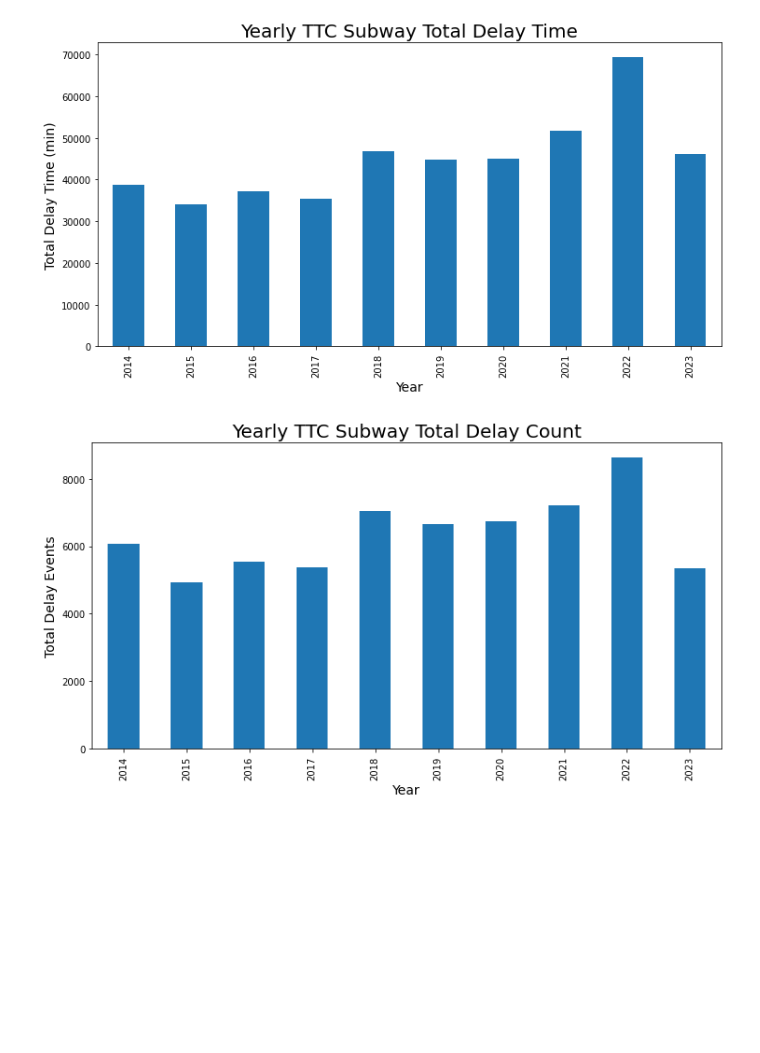
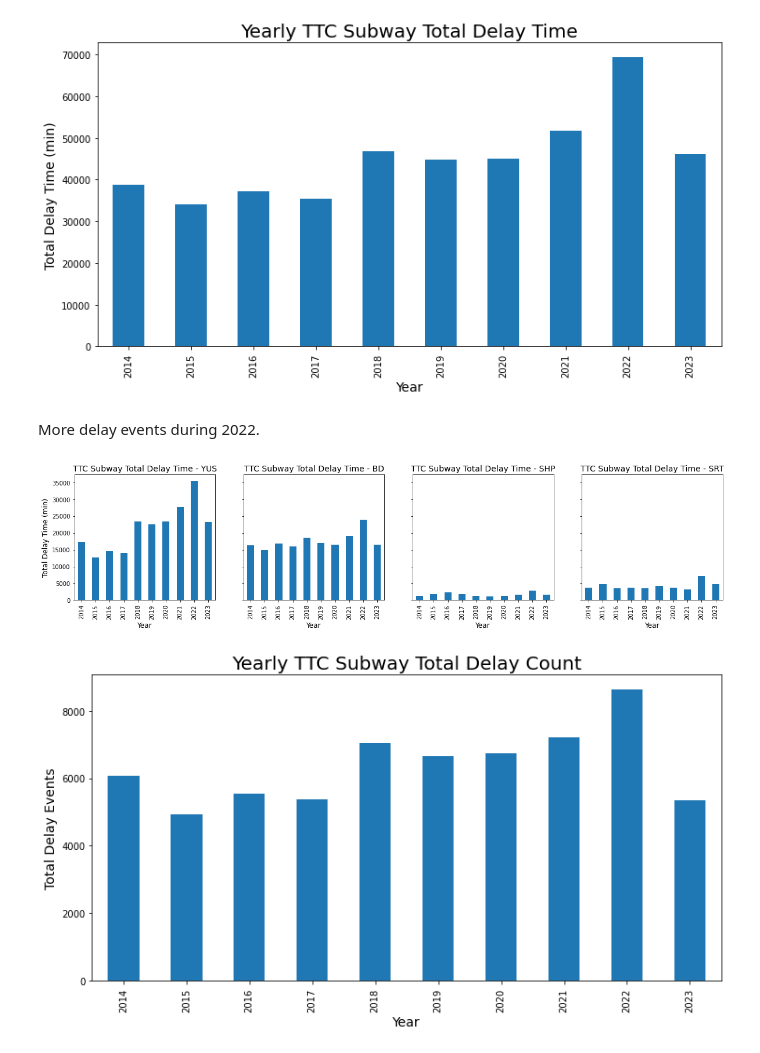
Before and after one commit to YuqiHu/TTC_Subway_Delay_Analysis, a Jupyter notebook: TTC_delay_data.ipynb, the cells around one changed output. Drawn from its saved outputs; the diff is of its cells as text; code cells hidden in the pictures; blank space fills up the shorter version.

```diff
--- a/TTC_delay_data.ipynb
+++ b/TTC_delay_data.ipynb
@@ -348,7 +348,10 @@ no_delay.head()
 # %% [markdown]
 2. Top Five Reasons for real delay and no delay
 # %%
-# Top 5 Reasons for the recorded delay caused delays
-real_delay_reasons = real_delay["Code description"].value_counts(ascending = False)
-real_delay_reasons.head(5)
+# Top 5 Reasons for the recorded delay caused delays by years
+for i in range(2014, 2024):
+    print(i)
+    real_delay_reasons = real_delay[real_delay.index.year == i]["Code description"].value_counts(ascending = False)
+    print(real_delay_reasons[0:5])
+    print()
 # %% [output]
@@ -361,5 +377,8 @@ Name: Code description, dtype: int64
 # %%
 # Top 5 Reasons for the recorded delay without causing delays
-no_delay_reasons = no_delay["Code description"].value_counts(ascending = False)
-no_delay_reasons.head(5)
+for i in range(2014, 2024):
+    print(i)
+    no_delay_reasons = no_delay[no_delay.index.year == i]["Code description"].value_counts(ascending = False)
+    print(no_delay_reasons[0:5])
+    print()
 # %% [output]
@@ -371,0 +404,7 @@ Name: Code description, dtype: int64
+# %%
+# Top 5 Reasons for the recorded delay caused delays by month
+for i in range(1, 13):
+    print(i)
+    real_delay_reasons = real_delay[real_delay.index.month == i]["Code description"].value_counts(ascending = False)
+    print(real_delay_reasons[0:5])
+    print()
@@ -371,0 +429,7 @@ Name: Code description, dtype: int64
+# %%
+# Top 5 Reasons for the recorded delay caused delays by hour
+for i in range(0, 24):
+    print(i)
+    real_delay_reasons = real_delay[real_delay.index.hour == i]["Code description"].value_counts(ascending = False)
+    print(real_delay_reasons[0:5])
+    print()
@@ -382,6 +464,25 @@ plt.ylabel("Total Delay Time (min)", fontsize = 14)
 plt.show()
 # %% [output]
 [figure]
+# %% [markdown]
+More delay events during 2022.
+# %%
+# Total delay counts by year
+fig, axs = plt.subplots(1, 4, figsize = (20, 8), sharey= True)
+subway_lines = ["YUS", "BD", "SHP", "SRT"]
+
+for i in range(4):
+    line = real_delay[real_delay["Line"] == subway_lines[i]]
+    yearly_delay_time_line = line.groupby(line.index.year)["Min Delay"].sum()
+    yearly_delay_time_line.plot(ax = axs[i], kind = "bar")
+    axs[i].set_title(f"TTC Subway Total Delay Time - {subway_lines[i]}", fontsize = 14)
+    axs[i].set_xlabel("Year", fontsize = 12)
+    axs[i].set_ylabel("Total Delay Time (min)", fontsize = 12)
+
+plt.subplots_adjust(top=0.5)
+plt.show()
+# %% [output]
+[figure, added]
 # %%
 # Total number of delay by year
 yearly_delay_count = real_delay.groupby(real_delay.index.year)["Min Delay"].count()
```
Also changed, not shown: parts of 34 cells of this notebook.
